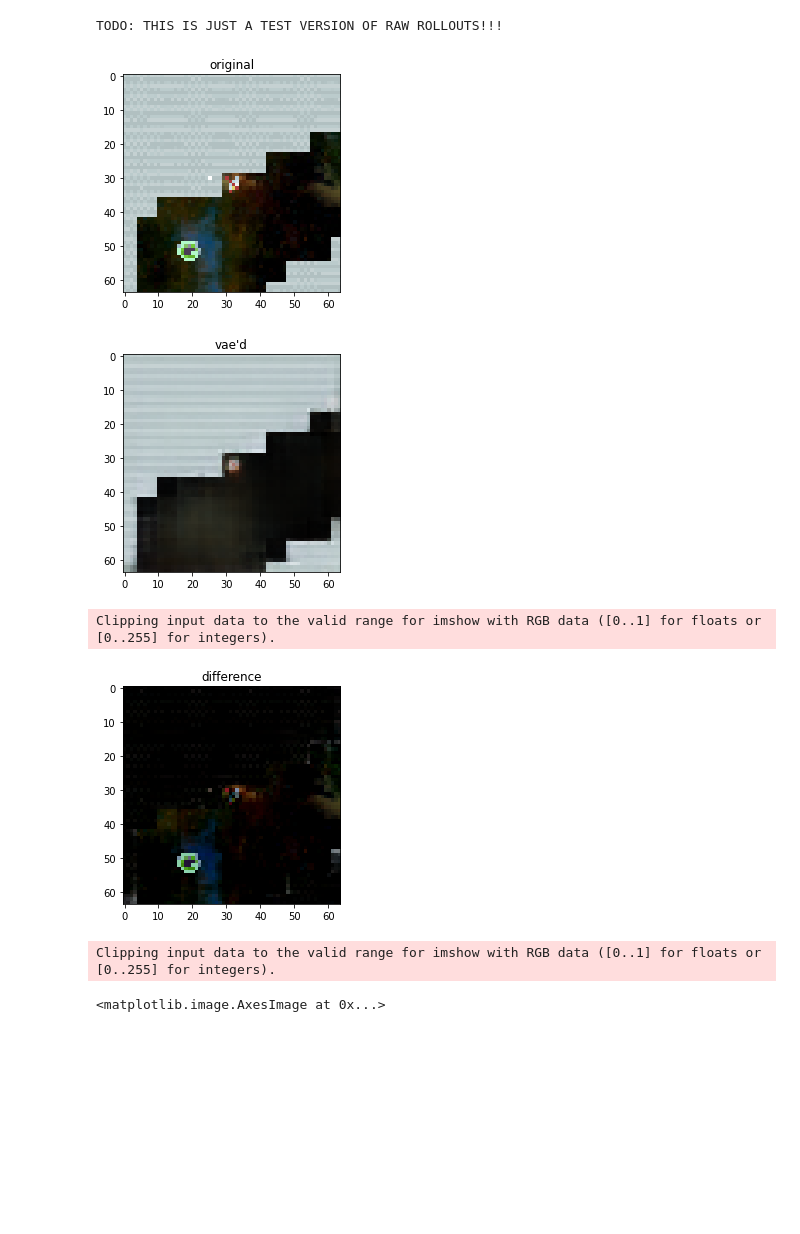
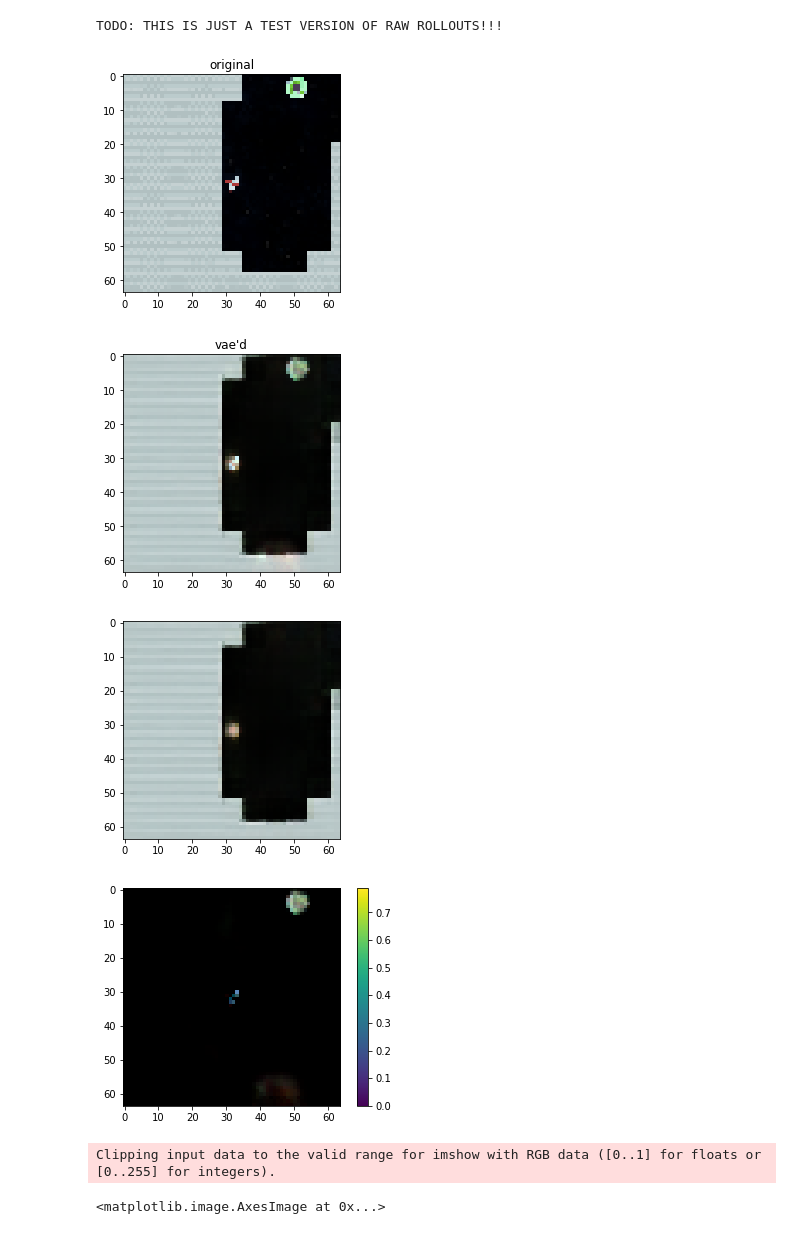
Before and after one commit to mmatena/comp_755_project, a Jupyter notebook: notebooks/explore_encoded_dataset.ipynb, the cells around one changed output. Saved outputs shown, nothing was run; the diff lists cells and outputs as text; code cells hidden in the pictures; blank space fills up the shorter version.

Commit message:
residualVae

```diff
--- a/notebooks/explore_encoded_dataset.ipynb
+++ b/notebooks/explore_encoded_dataset.ipynb
@@ -19,9 +21,9 @@ from rl755.models.vision import vision_trained, instances
 
 env="caveflyer"
 
-model = instances.vae_32d()
+model = instances.residual_vae_64d(env)
 
-model.load_weights(f"../tmp/{env}/vision_model/vae_32d/model-015.hdf5")
+model.load_weights(f"../tmp/{env}/vision_model/residual_vae_64d/model-043.hdf5")
 import numpy as np
 # %%
 dsb = rl755.data.generic.RawRollouts(env)
@@ -39,33 +38,32 @@ obs = record["observations"]
 
 
 
-z = model.encode(obs)
+z = model.compute_full_representation(obs)
 
-obshat = model.decode(z.mean())
+obshat = model(obs, training=False)
+
+first = model.vae.decode(z[:, :32])
+second = model.residue_vae.decode(z[:, 32:])
 # %%
-N += 1
+N = 860
 plt.imshow(obs[N])
 plt.title("original")
 plt.show()
 plt.imshow(obshat[N])
 plt.title("vae'd")
 plt.show()
-difference = obs[N] - obshat[N]
-plt.imshow(obs[N] - obshat[N])
-plt.title("difference")
+
+plt.imshow(first[N])
 plt.show()
+plt.imshow(second[N, :, :])
+plt.colorbar()
 
-diff = difference.numpy()
-
-import skimage.measure
-
-dd = skimage.measure.block_reduce(diff, (8, 8, 1), np.mean)
-
-plt.imshow(dd * 2)
+plt.show()
+plt.imshow(model.residue[N])
 # %% [output]
-[figure, old version]
+[figure, new version]
-[figure, old version]
+[figure, new version]
+[figure, new version]
+[figure, new version]
 Clipping input data to the valid range for imshow with RGB data ([0..1] for floats or [0..255] for integers).
-[figure, old version]
-Clipping input data to the valid range for imshow with RGB data ([0..1] for floats or [0..255] for integers).
+<matplotlib.image.AxesImage at 0x...>
-<matplotlib.image.AxesImage at 0x...>
```
Also changed, not shown: parts of 34 cells of this notebook, 9 other files.
